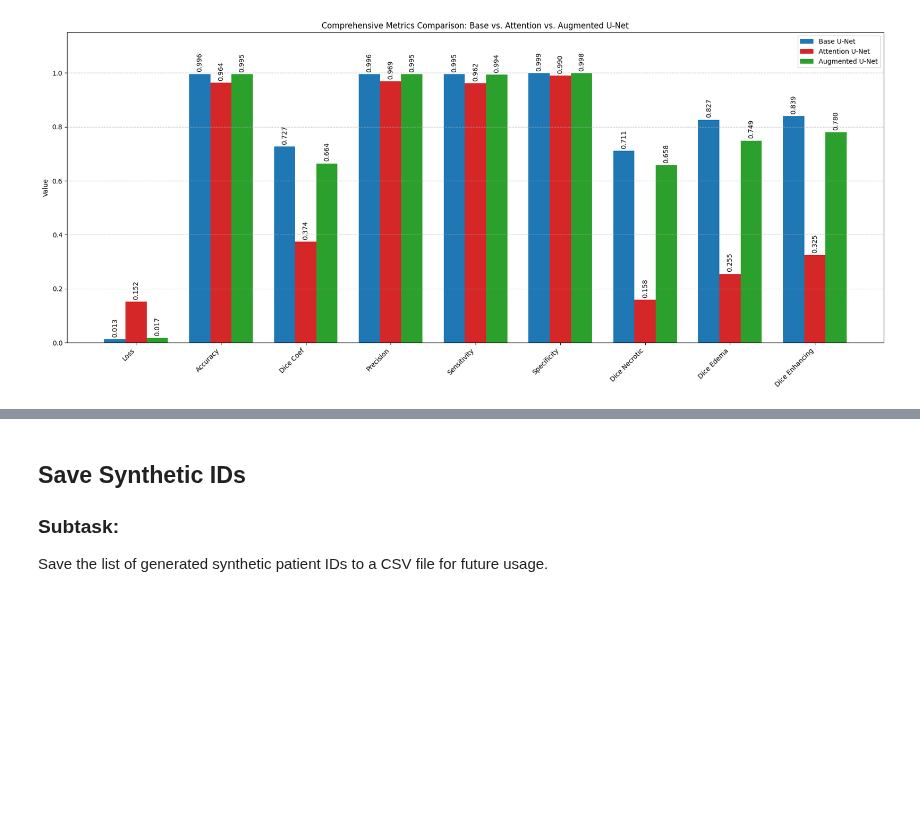
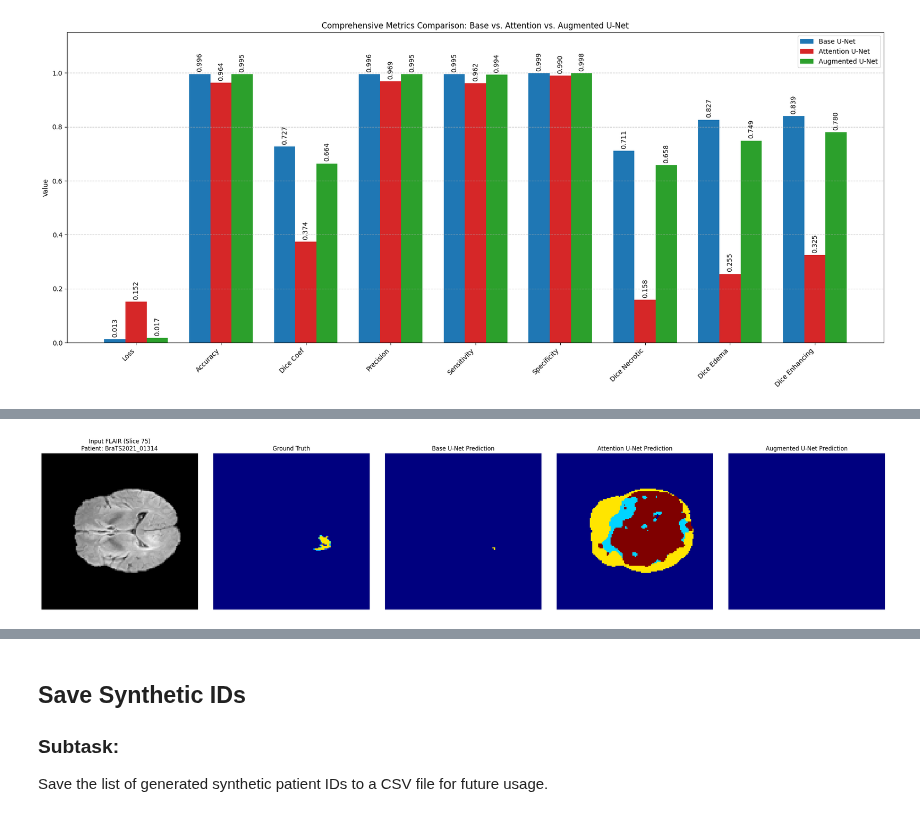
Before and after one commit to juanbag25/RedesFINALPAI, a Jupyter notebook: REDES_FINAL_PAI.ipynb, the cells around one changed output, grey strips where cells are left out. Saved outputs shown, nothing was run; the diff lists cells and outputs as text; code cells hidden in the pictures; blank space fills up the shorter version.

```diff
--- a/REDES_FINAL_PAI.ipynb
+++ b/REDES_FINAL_PAI.ipynb
@@ -2924,3 +2897,98 @@ else:
     print("Error: One or more results variables (results, results_att, results_aug) are missing. Please ensure all evaluation cells have been run.")
 # %% [output]
 [figure]
+# %%
+import numpy as np
+import matplotlib.pyplot as plt
+import cv2
+import os
+import nibabel as nib
+import random
+
+# Ensure all necessary models are loaded
+# Base U-Net (model)
+try:
+    model
+except NameError:
+    print("Loading Base U-Net model 'modelo_base.keras'...")
+    model = tf.keras.models.load_model('modelo_base.keras', custom_objects=custom_objects)
+
+# Attention U-Net (model_att_loaded)
+try:
+    model_att_loaded
+except NameError:
+    print("Loading Attention U-Net model 'model_unet_attention.keras'...")
+    model_att_loaded = tf.keras.models.load_model('model_unet_attention.keras', custom_objects=custom_objects)
+
+# Augmented U-Net (model_aug_loaded)
+try:
+    model_aug_loaded
+except NameError:
+    print("Loading Augmented U-Net model 'model_unet_augmented.keras'...")
+    model_aug_loaded = tf.keras.models.load_model('model_unet_augmented.keras', custom_objects=custom_objects)
+
+# Select 3 random patients from the test set
+# test_ids is assumed to be defined from previous cells
+random.seed(41) # For reproducibility
+random_test_ids = random.sample(test_ids, 3)
+
+print("--- Qualitative Visual Comparison (Base vs Attention vs Augmented) ---")
+
+for patient_id in random_test_ids:
+    case_path = os.path.join(TRAIN_DATASET_PATH, patient_id)
+
+    # Load NIfTI files
+    flair = nib.load(os.path.join(case_path, f'{patient_id}_flair.nii.gz')).get_fdata()
+    ce = nib.load(os.path.join(case_path, f'{patient_id}_t1ce.nii.gz')).get_fdata()
+    seg = nib.load(os.path.join(case_path, f'{patient_id}_seg.nii.gz')).get_fdata()
+
+    # Extract a central slice (e.g., 75)
+    slice_idx = 75
+
+    # Preprocess (Resize to 128x128)
+    X_flair = cv2.resize(flair[:,:,slice_idx], (IMG_SIZE, IMG_SIZE))
+    X_ce = cv2.resize(ce[:,:,slice_idx], (IMG_SIZE, IMG_SIZE))
+    Y_seg = cv2.resize(seg[:,:,slice_idx], (IMG_SIZE, IMG_SIZE))
+
+    # Prepare input tensor for models
+    X_input = np.zeros((1, IMG_SIZE, IMG_SIZE, 2))
+    X_input[0,:,:,0] = X_flair
+    X_input[0,:,:,1] = X_ce
+
+    # Normalize (simple max normalization as used in U-Net DataGenerator)
+    X_input = X_input / (np.max(X_input) + 1e-7)
+
+    # Predict using all three models
+    pred_base = np.argmax(model.predict(X_input, verbose=0), axis=3)[0]
+    pred_att = np.argmax(model_att_loaded.predict(X_input, verbose=0), axis=3)[0]
+    pred_aug = np.argmax(model_aug_loaded.predict(X_input, verbose=0), axis=3)[0]
+
+    # Prepare Ground Truth for visualization (map class 4 to 3)
+    Y_seg[Y_seg==4] = 3
+
+    # Plotting
+    fig, axes = plt.subplots(1, 5, figsize=(25, 5))
+
+    axes[0].imshow(X_flair, cmap='gray')
+    axes[0].set_title(f'Input FLAIR (Slice {slice_idx})\nPatient: {patient_id}')
+    axes[0].axis('off')
+
+    axes[1].imshow(Y_seg, cmap='jet', vmin=0, vmax=3)
+    axes[1].set_title('Ground Truth')
+    axes[1].axis('off')
+
+    axes[2].imshow(pred_base, cmap='jet', vmin=0, vmax=3)
+    axes[2].set_title('Base U-Net Prediction')
+    axes[2].axis('off')
+
+    axes[3].imshow(pred_att, cmap='jet', vmin=0, vmax=3)
+    axes[3].set_title('Attention U-Net Prediction')
+    axes[3].axis('off')
+
+    axes[4].imshow(pred_aug, cmap='jet', vmin=0, vmax=3)
+    axes[4].set_title('Augmented U-Net Prediction')
+    axes[4].axis('off')
+
+    plt.tight_layout()
+    plt.show()
+# %% [output]
@@ -2926,0 +2996 @@ else:
+[figure, added]
```
Also changed, not shown: parts of 13 cells of this notebook.
